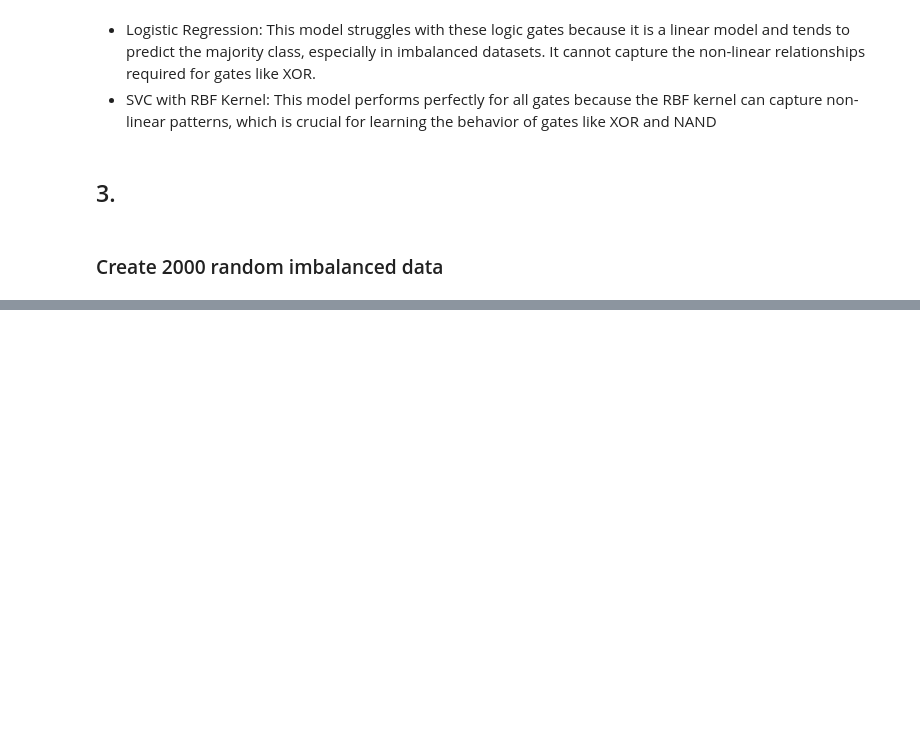
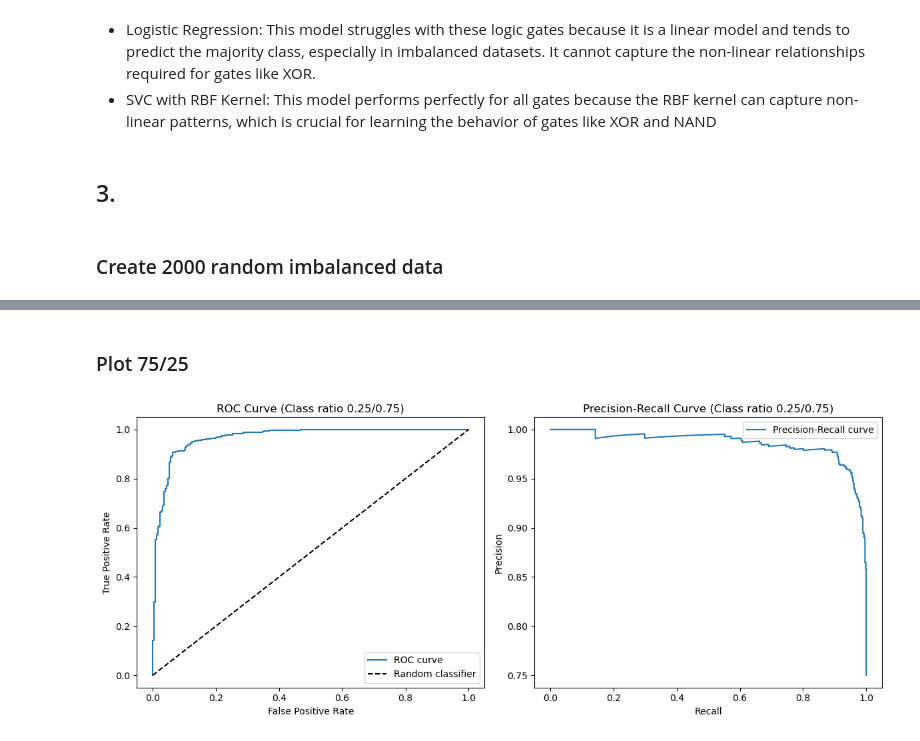
Before and after one commit to yzysnake/DeepLearningComputerVision, a Jupyter notebook: Week 3/Assignment 1/Assignment_1.ipynb, the cells around one changed output, grey strips where cells are left out. Drawn from its saved outputs; the diff is of its cells as text; code cells hidden in the pictures; blank space fills up the shorter version.

```diff
--- a/Week 3/Assignment 1/Assignment_1.ipynb
+++ b/Week 3/Assignment 1/Assignment_1.ipynb
@@ -55,0 +115,6 @@ print(results)
+# %% [markdown]
+### Plot 75/25
+# %%
+plot_roc_pr_curves(0.25)
+# %% [output]
+[figure, added]
```
Also changed, not shown: parts of 25 cells of this notebook.
